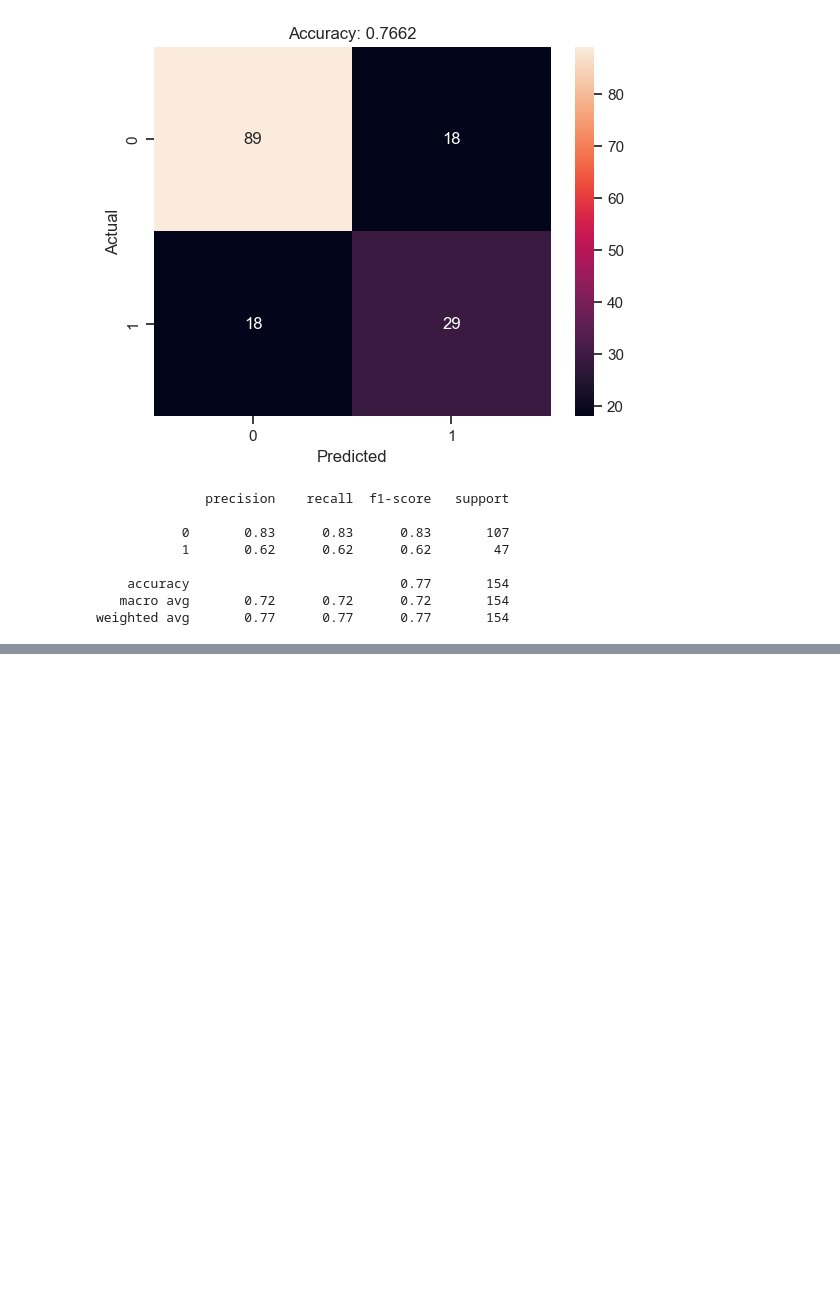
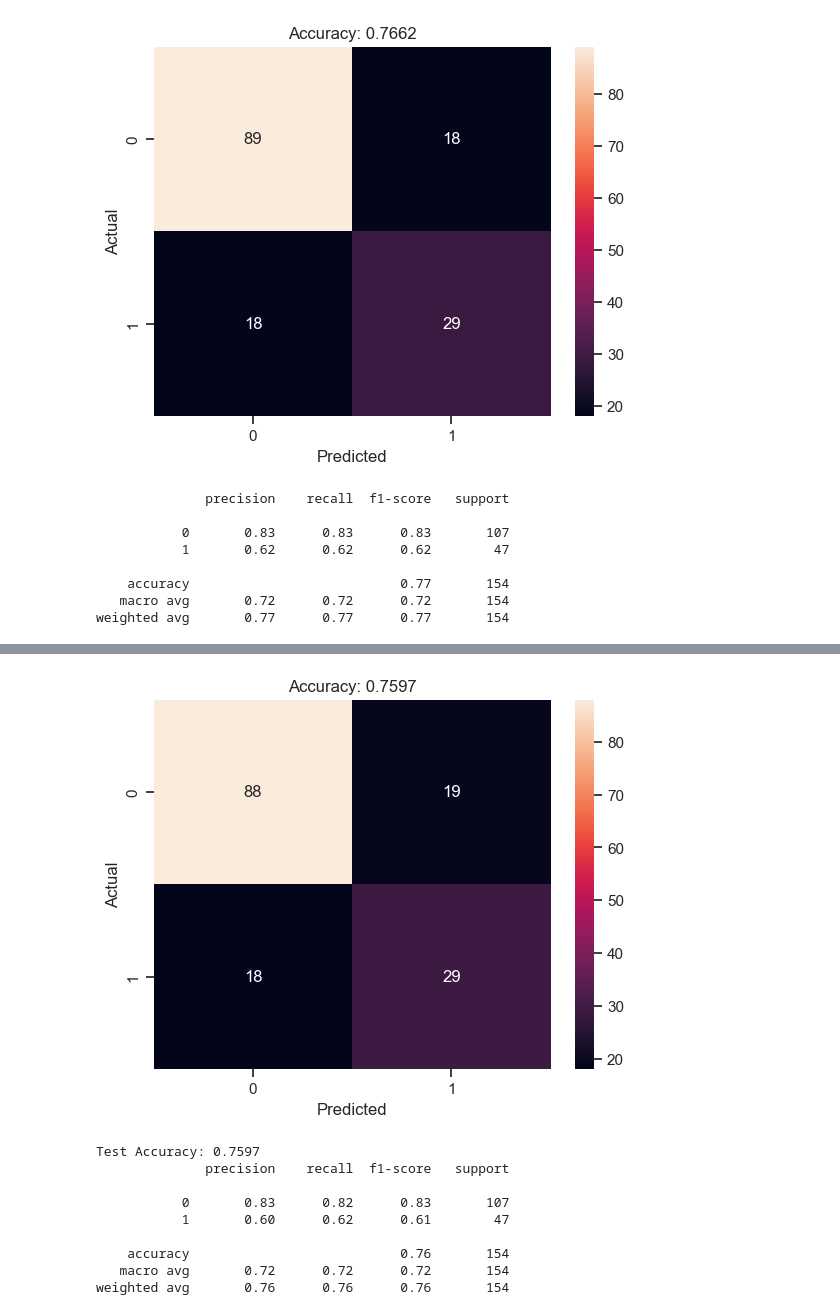
Before and after one commit to InaJaweed/Artificial_Intelligence-CS3AI18, a Jupyter notebook: prediction.ipynb, the cells around one changed output, grey strips where cells are left out. Saved outputs shown, nothing was run; the diff lists cells and outputs as text; code cells hidden in the pictures; blank space fills up the shorter version.

Commit message:
TensorFlow Neural Network Model

```diff
--- a/prediction.ipynb
+++ b/prediction.ipynb
@@ -261,0 +308,4 @@ weighted avg       0.77      0.77      0.77       154
+# %%
+# Compile the model with specific configuration
+model.compile(loss='binary_crossentropy', optimizer=Adam(learning_rate=0.001), metrics=['accuracy'])
+model.summary()
@@ -261,0 +330,5 @@ weighted avg       0.77      0.77      0.77       154
+# %%
+# Train the model on the training data with validation split and Evaluate the trained model on the test data
+history = model.fit(X_train,y_train, epochs=20, batch_size=32, validation_split=0.2)
+loss, accuracy = model.evaluate(X_test, y_test)
+print(f'\nTest Loss {loss:.4f}, Test Accuracy {accuracy:.4f}')
@@ -261,0 +353,3 @@ weighted avg       0.77      0.77      0.77       154
+# %%
+# Make predictions on the test data using the trained model
+prediction = model.predict(X_test)
@@ -261,0 +358,19 @@ weighted avg       0.77      0.77      0.77       154
+# %%
+# Convert predicted probabilities to binary predictions using a threshold of 0.5
+prediction_binary = (prediction > 0.5).astype(int)
+# %%
+# Calculate accuracy and display confusion matrix using the predicted binary values
+accuracy = display_confusionMatrix(y_test, prediction_binary)
+print(f'Test Accuracy: {accuracy:.4f}')
+print(classification_report(y_test, prediction_binary))
+# %% [output]
+[figure, added]
+Test Accuracy: 0.7597
+              precision    recall  f1-score   support
+
+           0       0.83      0.82      0.83       107
+           1       0.60      0.62      0.61        47
+
+    accuracy                           0.76       154
+   macro avg       0.72      0.72      0.72       154
+weighted avg       0.76      0.76      0.76       154
```
Also changed, not shown: parts of 11 cells of this notebook.
